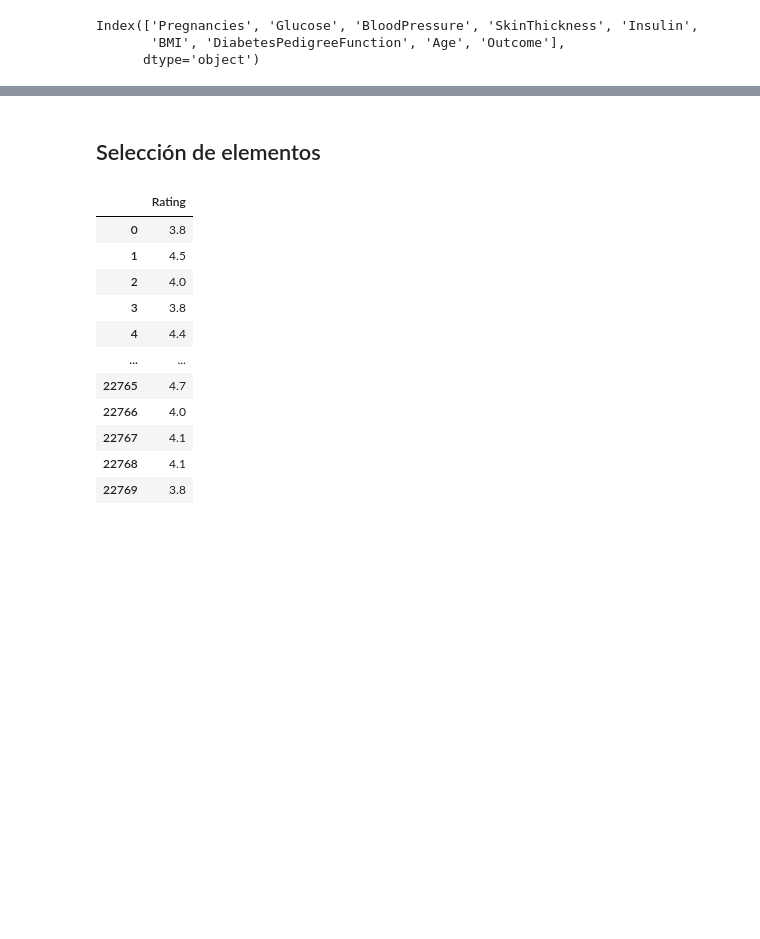
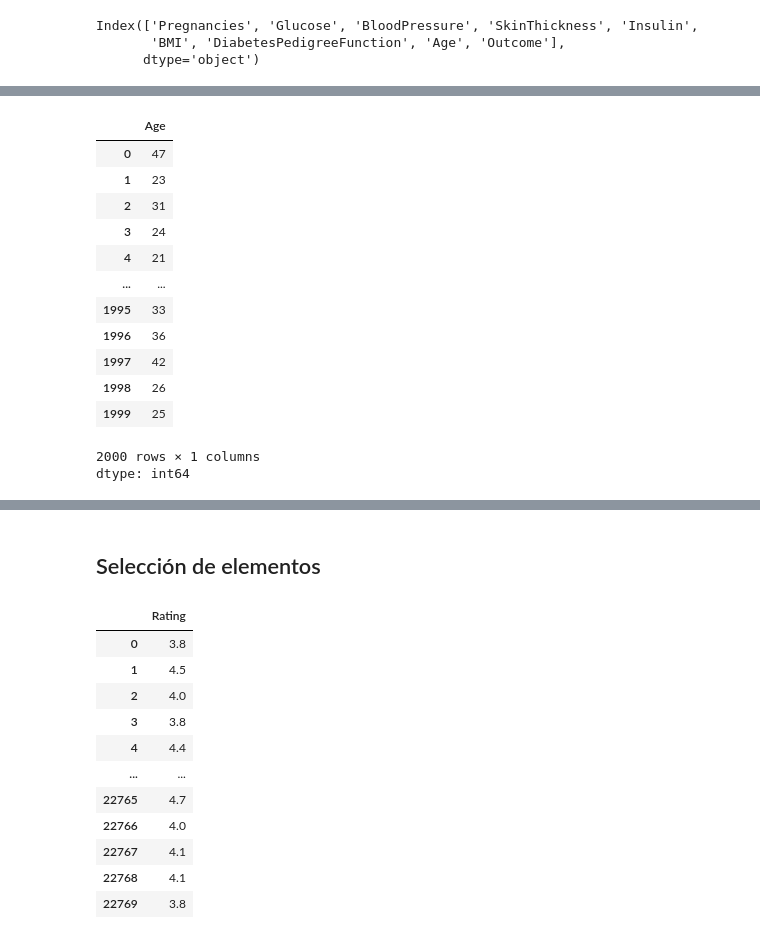
Before and after one commit to Kmpillo/Class_Analitica, a Jupyter notebook: 002_pandas.ipynb, the cells around one changed output, grey strips where cells are left out. Saved outputs shown, nothing was run; the diff lists cells and outputs as text; code cells hidden in the pictures; blank space fills up the shorter version.

```diff
--- a/002_pandas.ipynb
+++ b/002_pandas.ipynb
@@ -665,0 +740,17 @@ df
+# %%
+df ["Age"] # ver y/o seleccionar una sola columna
+# %% [output]
+|  | Age |
+| 0 | 47 |
+| 1 | 23 |
+| 2 | 31 |
+| 3 | 24 |
+| 4 | 21 |
+| ... | ... |
+| 1995 | 33 |
+| 1996 | 36 |
+| 1997 | 42 |
+| 1998 | 26 |
+| 1999 | 25 |
+2000 rows × 1 columns
+dtype: int64
```
Also changed, not shown: parts of 34 cells of this notebook.
